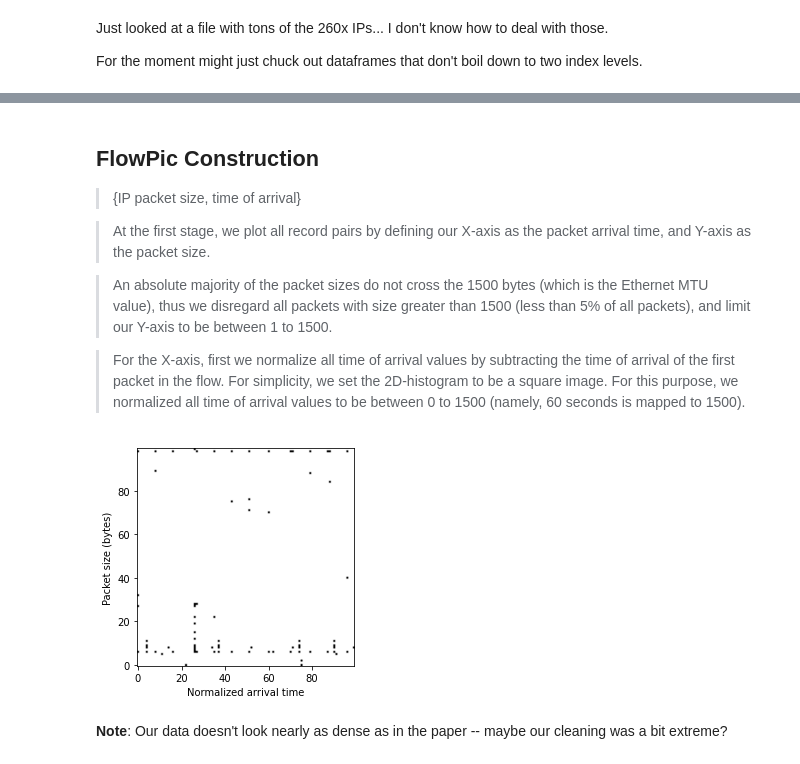
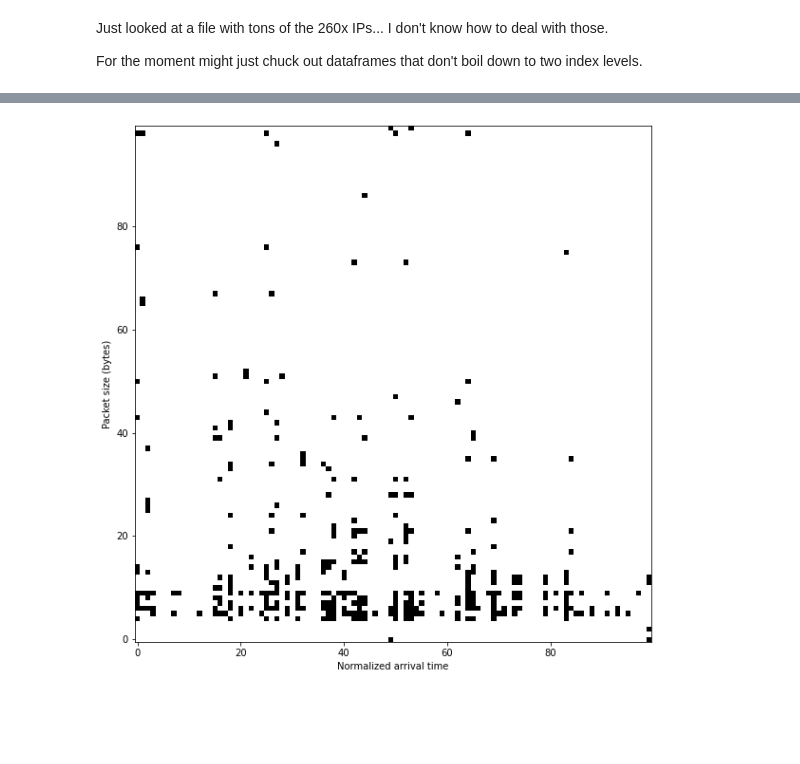
Before and after one commit to parkeraddison/flowpic-replication, a Jupyter notebook: notebooks/8_flowpic.ipynb, the cells around one changed output, grey strips where cells are left out. Saved outputs shown, nothing was run; the diff lists cells and outputs as text; code cells hidden in the pictures; blank space fills up the shorter version.

Commit message:
FlowPic generation; Fixed buggy chunking

```diff
--- a/notebooks/8_flowpic.ipynb
+++ b/notebooks/8_flowpic.ipynb
@@ -29,7 +31,7 @@ This suggests the following process/changes to our preprocessing:
 - Each dataframe needs to have a unique pair of IPs, *direction*, etc.
     - Since we're assuming a VPN is in use, we should be able to clean the data so that only the VPN traffic remains, then we can just split it on direction
 # %%
-raw_files = glob.glob('../data/raw/*-vpn*')
+raw_files = glob.glob('../data/raw/*youtube*-vpn*')
 f = np.random.choice(raw_files)
 # f = '../data/raw/stdoan-youtube[720p60]-1x-vpn-windows-clean-20201102.csv'
 print(f)
@@ -62,0 +69,7 @@ The cleaning isn't perfect. May need to revisit.
+# %%
+chunks = src.data.preprocess(
+    df, chunk_length='60s',
+    split_ips=False,
+    split_directions=False
+)
+chunks[0]
@@ -62,0 +101,2 @@ The cleaning isn't perfect. May need to revisit.
+# %%
+h = src.features.flowpic(chunks[0])
@@ -189,8 +232,11 @@ def chunk(df, chunk_length='60s'):
     Returns a list of DataFrames, each `chunk_length` long in duration.
     """
 
-    df['timestamp'] = pd.to_datetime(df.packet_times, unit='ms')
-    resampled = df.resample(chunk_length, on='timestamp')
+    df_time = df.assign(timestamp=pd.to_datetime(df.packet_times, unit='ms'))
+    # Important that we specify `origin='start'`, otherwise specifying a minute
+    # will create chunks at e.g. 5:01, 5:02, ..., when we want to just take
+    # 60s from the very first observation
+    resampled = df_time.resample(chunk_length, on='timestamp', origin='start')
 
     chunks = []
     for (timestamp, frame) in resampled:
@@ -224,13 +269,3 @@ chunks[0]
-# %% [markdown]
-## FlowPic Construction
-
-> {IP packet size, time of arrival}
-
-> At the first stage, we plot all record  pairs by  defining  our  X-axis  as  the  packet  arrival time, and  Y-axis  as  the  packet  size.
-
-> An  absolute  majority  of the  packet  sizes  do  not  cross  the  1500  bytes  (which  is  the Ethernet MTU value), thus we disregard all packets with size greater  than  1500  (less  than  5%  of  all  packets),  and  limit our  Y-axis to  be  between 1  to  1500.
-
-> For  the  X-axis, first  we normalize  all  time  of  arrival  values  by  subtracting  the  time of  arrival  of  the  first  packet  in  the  flow.  For  simplicity,  we set the 2D-histogram to be a square image. For this purpose, we  normalized  all  time  of  arrival  values  to  be  between  0 to  1500  (namely,  60  seconds  is  mapped  to  1500).
 # %%
 def flowpic(chunk, bins=1500, draw=False, draw_binary=False):
 
@@ -254,8 +289,7 @@ def flowpic(chunk, bins=1500, draw=False, draw_binary=False):
 
     return h
 # %%
-h = flowpic(chunks[4], bins=100, draw=True, draw_binary=True)
+fig, ax = plt.subplots(figsize=(10, 10))
+h = flowpic(chunks[0], bins=100, draw=True, draw_binary=True)
 # %% [output]
-[figure, old version]
+[figure, new version]
-# %% [markdown]
-**Note**: Our data doesn't look nearly as dense as in the paper -- maybe our cleaning was a bit extreme?
```
Also changed, not shown: parts of 17 cells of this notebook, 4 other files.
